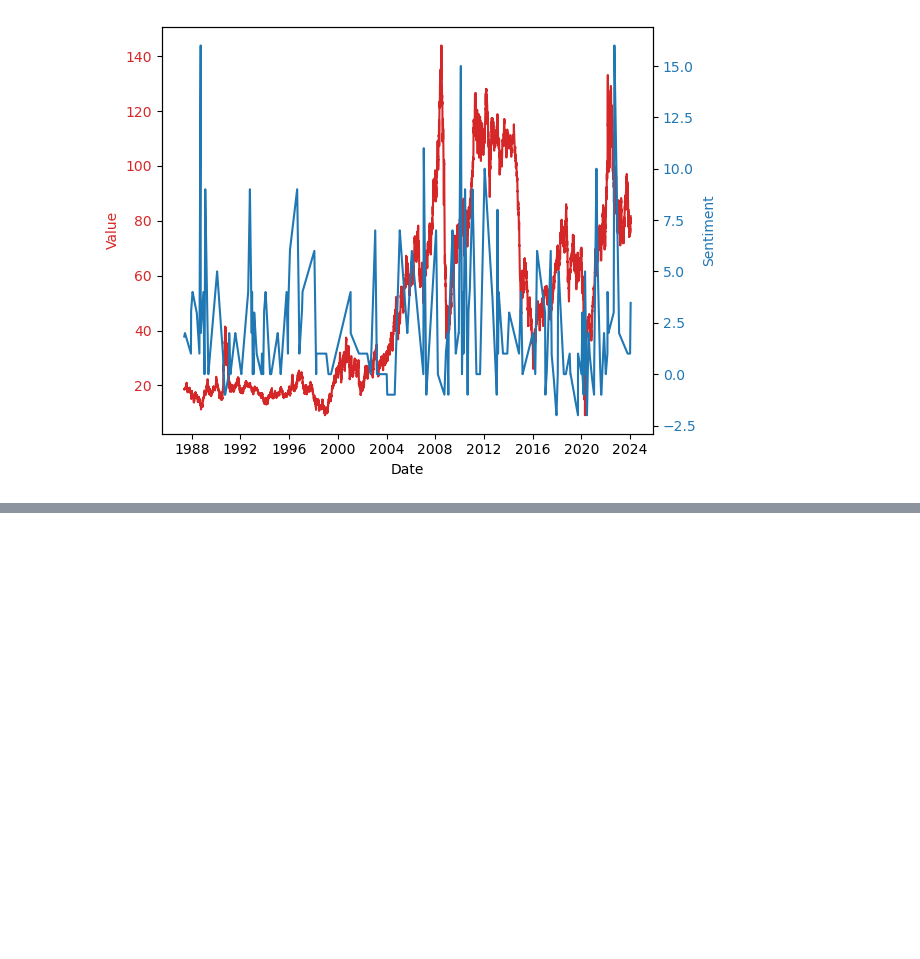
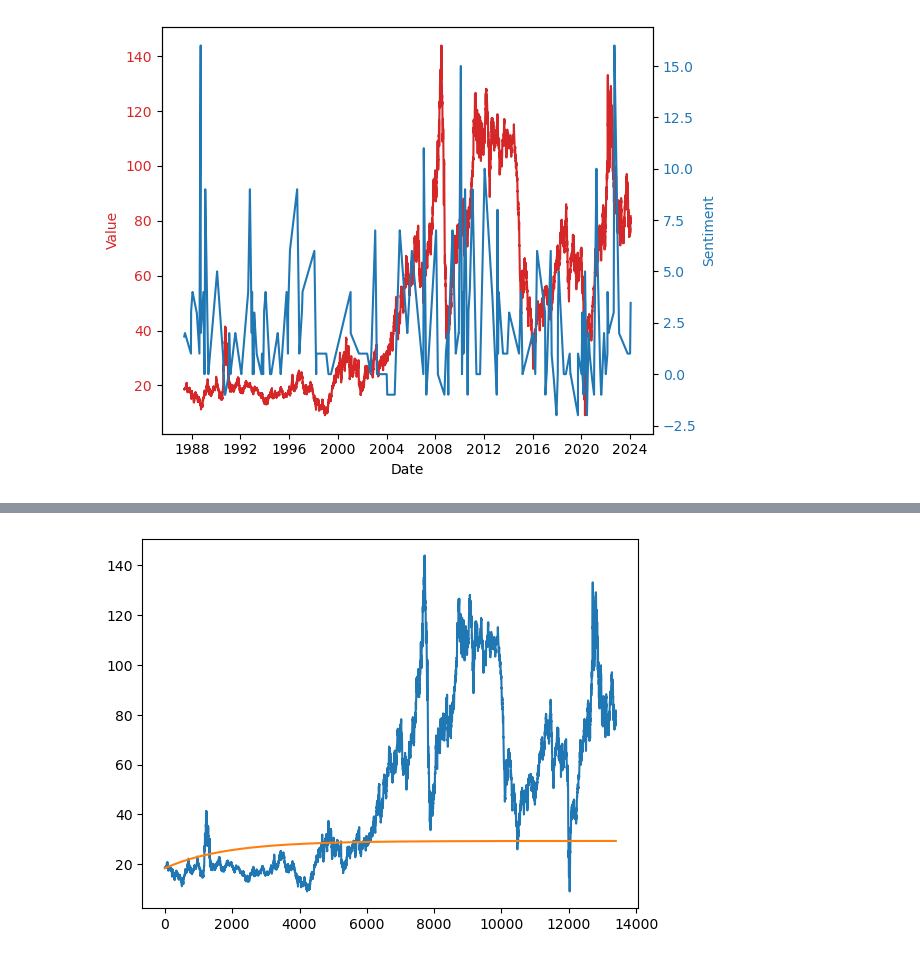
Before and after one commit to chtang-hmc/Spring-Invitation-Datathon-2024, a Jupyter notebook: Analysis/Sentiment Analysis/sentiment_oil.ipynb, the cells around one changed output, grey strips where cells are left out. Cells and saved outputs as stored; diff of their text form; code cells hidden in the pictures; blank space fills up the shorter version.

```diff
--- a/Analysis/Sentiment Analysis/sentiment_oil.ipynb
+++ b/Analysis/Sentiment Analysis/sentiment_oil.ipynb
@@ -139,0 +248,21 @@ Notes:
+# %%
+# feed the previous-day oil price one at a time to the model and predict the next day oil price
+predictions = []
+for i in range(len(oil_price_resample_shifted)):
+    if i == 0:
+        X = oil_price_resample_shifted[i].reshape(-1, 1)
+        prediction = model.predict(X)
+        predictions.append(prediction[0])
+    else:
+        X = np.array(predictions[-1]).reshape(-1, 1)
+        prediction = model.predict(X)
+        predictions.append(prediction[0])
+
+predictions = np.array(predictions)
+
+# plot the predictions
+plt.plot(oil_price_resample)
+plt.plot(predictions)
+plt.show()
+# %% [output]
+[figure, added]
```
Also changed, not shown: parts of 37 cells of this notebook, 3 other files.
